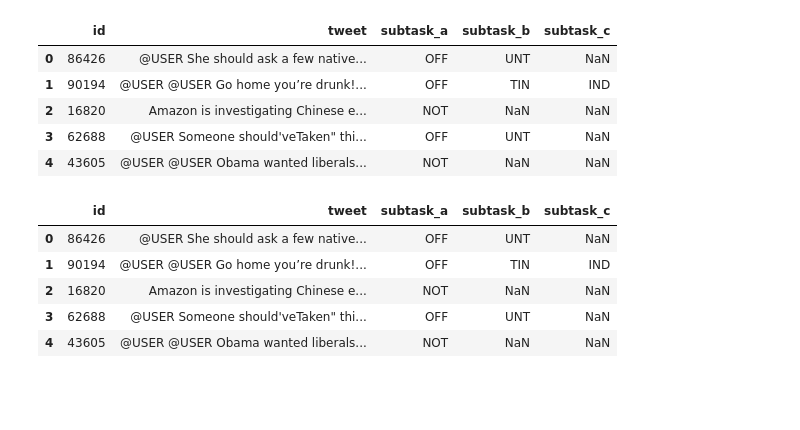
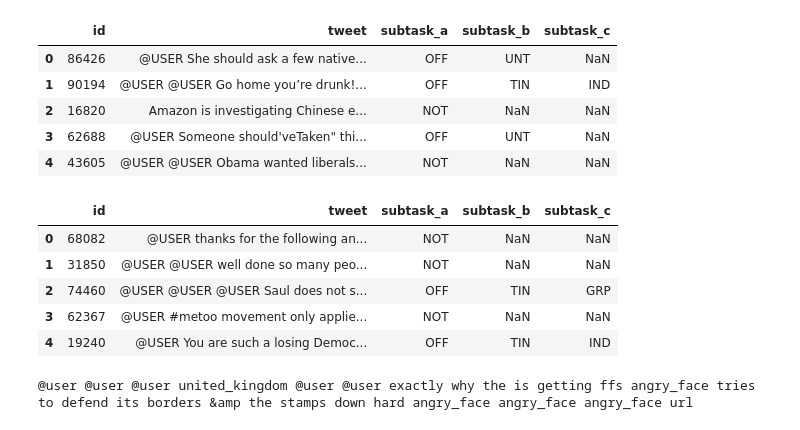
Before and after one commit to hmcgovern/offens-eval, a Jupyter notebook: main.ipynb, the cells around one changed output. Drawn from its saved outputs; the diff is of its cells as text; code cells hidden in the pictures; blank space fills up the shorter version.

```diff
--- a/main.ipynb
+++ b/main.ipynb
@@ -18,13 +18,13 @@ data.head()
 | 4 | 43605 | @USER @USER Obama wanted liberals... | NOT | NaN | NaN |
 # %%
 # split into training and dev
-#
 train, dev = sklearn.model_selection.train_test_split(data, test_size=0.1, shuffle=False) # 11916 train, 1324 dev
-train.head()
+dev = dev.reset_index(drop=True)
+dev.head()
 # %% [output]
 |  | id | tweet | subtask_a | subtask_b | subtask_c |
-| 0 | 86426 | @USER She should ask a few native... | OFF | UNT | NaN |
-| 1 | 90194 | @USER @USER Go home you’re drunk!... | OFF | TIN | IND |
-| 2 | 16820 | Amazon is investigating Chinese e... | NOT | NaN | NaN |
-| 3 | 62688 | @USER Someone should'veTaken" thi... | OFF | UNT | NaN |
-| 4 | 43605 | @USER @USER Obama wanted liberals... | NOT | NaN | NaN |
+| 0 | 68082 | @USER thanks for the following an... | NOT | NaN | NaN |
+| 1 | 31850 | @USER @USER well done so many peo... | NOT | NaN | NaN |
+| 2 | 74460 | @USER @USER @USER Saul does not s... | OFF | TIN | GRP |
+| 3 | 62367 | @USER #metoo movement only applie... | NOT | NaN | NaN |
+| 4 | 19240 | @USER You are such a losing Democ... | OFF | TIN | IND |
@@ -33,0 +53,4 @@ train.head()
+# %%
+print(dev.tweet[17])
+# %% [output]
+@user @user @user united_kingdom @user @user exactly why the is getting ffs angry_face tries to defend its borders &amp the stamps down hard angry_face angry_face angry_face url
```
Also changed, not shown: parts of 11 cells of this notebook, 2 other files.
